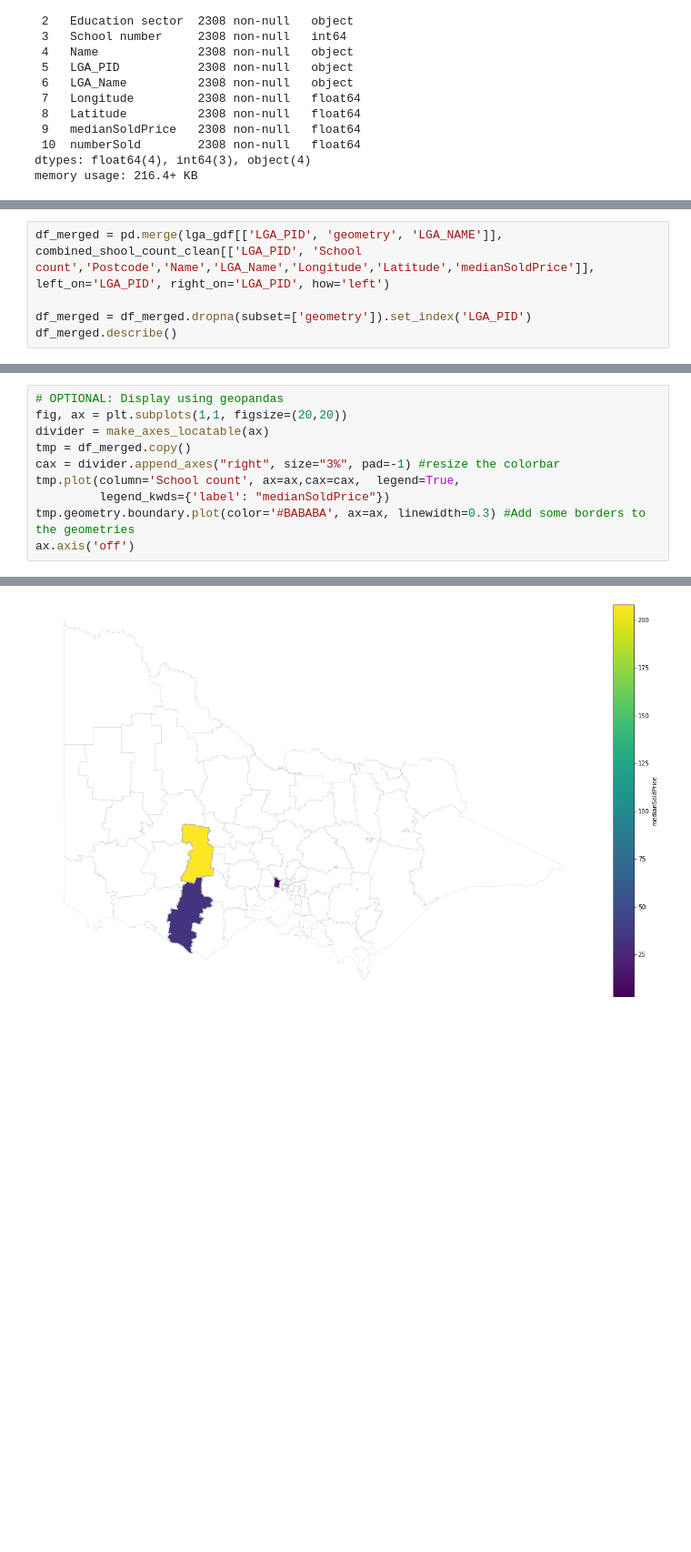
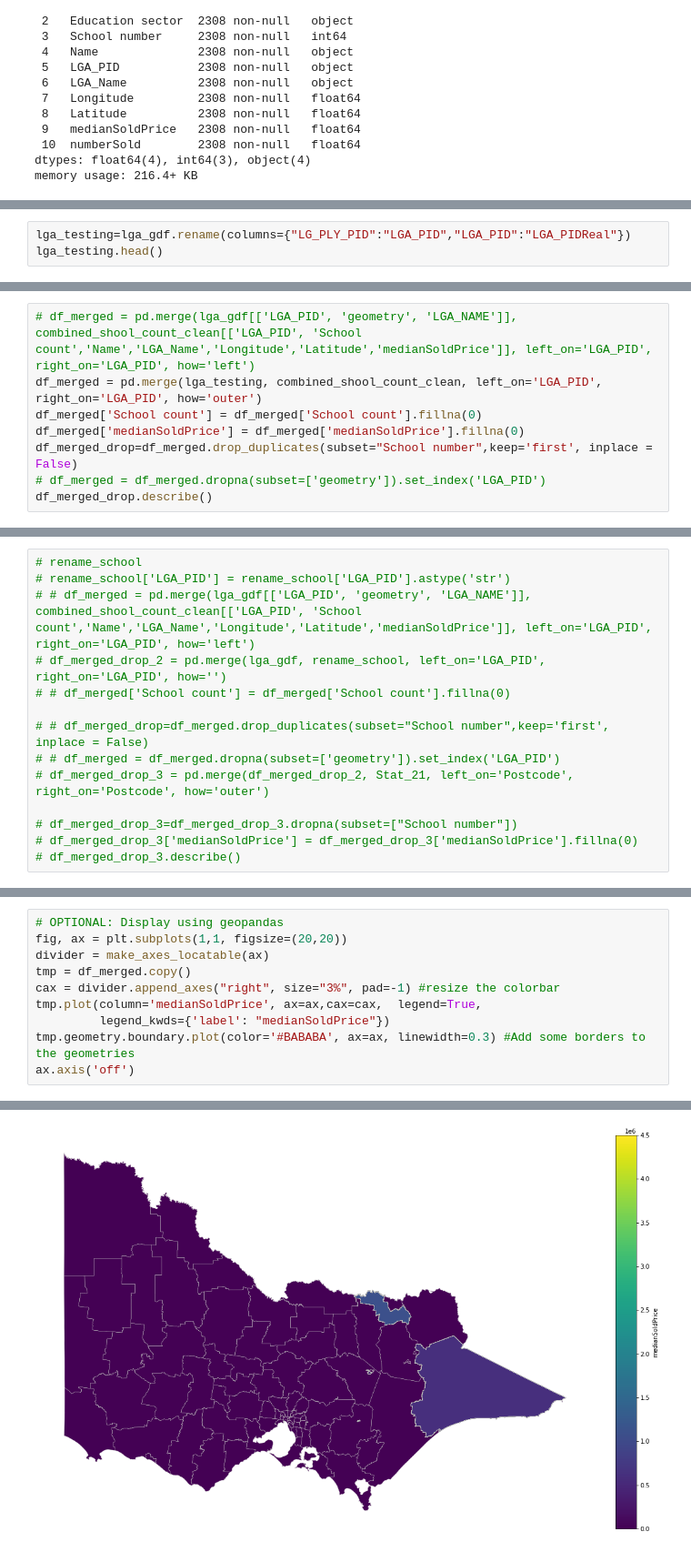
Before and after one commit to 22OVERSooN/Project1_Realestate_Analysis, a Jupyter notebook: LGA_code.ipynb, the cells around one changed output, grey strips where cells are left out. Shown: that part at 91% size. Cells and saved outputs as stored; diff of their text form; blank space fills up the shorter version.

Commit message:
updates on schoolanalysis

```diff
--- a/LGA_code.ipynb
+++ b/LGA_code.ipynb
@@ -248,3 +237,6 @@ combined_shool_count_clean.head()
 | 2 | 3011 | 12 | Government | 253 | Footscray Primary School | 433 | Maribyrnong (C) | 144.892669 | ... |
 | 3 | 3011 | 12 | Government | 253 | Footscray Primary School | 433 | Maribyrnong (C) | 144.892669 | ... |
 | 4 | 3011 | 12 | Government | 1912 | Footscray City Primary School | 433 | Maribyrnong (C) | 144.900253 | ... |
+# %%
+lga_testing=lga_gdf.rename(columns={"LG_PLY_PID":"LGA_PID","LGA_PID":"LGA_PIDReal"})
+lga_testing.head()
@@ -250,0 +250,8 @@ combined_shool_count_clean.head()
+# %%
+# df_merged = pd.merge(lga_gdf[['LGA_PID', 'geometry', 'LGA_NAME']], combined_shool_count_clean[['LGA_PID', 'School count','Name','LGA_Name','Longitude','Latitude','medianSoldPrice']], left_on='LGA_PID', right_on='LGA_PID', how='left')
+df_merged = pd.merge(lga_testing, combined_shool_count_clean, left_on='LGA_PID', right_on='LGA_PID', how='outer')
+df_merged['School count'] = df_merged['School count'].fillna(0)
+df_merged['medianSoldPrice'] = df_merged['medianSoldPrice'].fillna(0)
+df_merged_drop=df_merged.drop_duplicates(subset="School number",keep='first', inplace = False)
+# df_merged = df_merged.dropna(subset=['geometry']).set_index('LGA_PID')
+df_merged_drop.describe()
@@ -267,5 +313,14 @@ lga_gdf.head(100)
 # %%
-df_merged = pd.merge(lga_gdf[['LGA_PID', 'geometry', 'LGA_NAME']], combined_shool_count_clean[['LGA_PID', 'School count','Postcode','Name','LGA_Name','Longitude','Latitude','medianSoldPrice']], left_on='LGA_PID', right_on='LGA_PID', how='left')
+# rename_school
+# rename_school['LGA_PID'] = rename_school['LGA_PID'].astype('str')
+# # df_merged = pd.merge(lga_gdf[['LGA_PID', 'geometry', 'LGA_NAME']], combined_shool_count_clean[['LGA_PID', 'School count','Name','LGA_Name','Longitude','Latitude','medianSoldPrice']], left_on='LGA_PID', right_on='LGA_PID', how='left')
+# df_merged_drop_2 = pd.merge(lga_gdf, rename_school, left_on='LGA_PID', right_on='LGA_PID', how='')
+# # df_merged['School count'] = df_merged['School count'].fillna(0)
 
-df_merged = df_merged.dropna(subset=['geometry']).set_index('LGA_PID')
-df_merged.describe()
+# # df_merged_drop=df_merged.drop_duplicates(subset="School number",keep='first', inplace = False)
+# # df_merged = df_merged.dropna(subset=['geometry']).set_index('LGA_PID')
+# df_merged_drop_3 = pd.merge(df_merged_drop_2, Stat_21, left_on='Postcode', right_on='Postcode', how='outer')
+
+# df_merged_drop_3=df_merged_drop_3.dropna(subset=["School number"])
+# df_merged_drop_3['medianSoldPrice'] = df_merged_drop_3['medianSoldPrice'].fillna(0)
+# df_merged_drop_3.describe()
@@ -285,7 +330,7 @@ fig, ax = plt.subplots(1,1, figsize=(20,20))
 divider = make_axes_locatable(ax)
 tmp = df_merged.copy()
 cax = divider.append_axes("right", size="3%", pad=-1) #resize the colorbar
-tmp.plot(column='School count', ax=ax,cax=cax,  legend=True,
+tmp.plot(column='medianSoldPrice', ax=ax,cax=cax,  legend=True,
          legend_kwds={'label': "medianSoldPrice"})
 tmp.geometry.boundary.plot(color='#BABABA', ax=ax, linewidth=0.3) #Add some borders to the geometries
 ax.axis('off')
@@ -296,2 +341,2 @@ ax.axis('off')
  -33.723504498771526)
-[figure, old version]
+[figure, new version]
```
Also changed, not shown: parts of 10 cells of this notebook, 7 other files.
